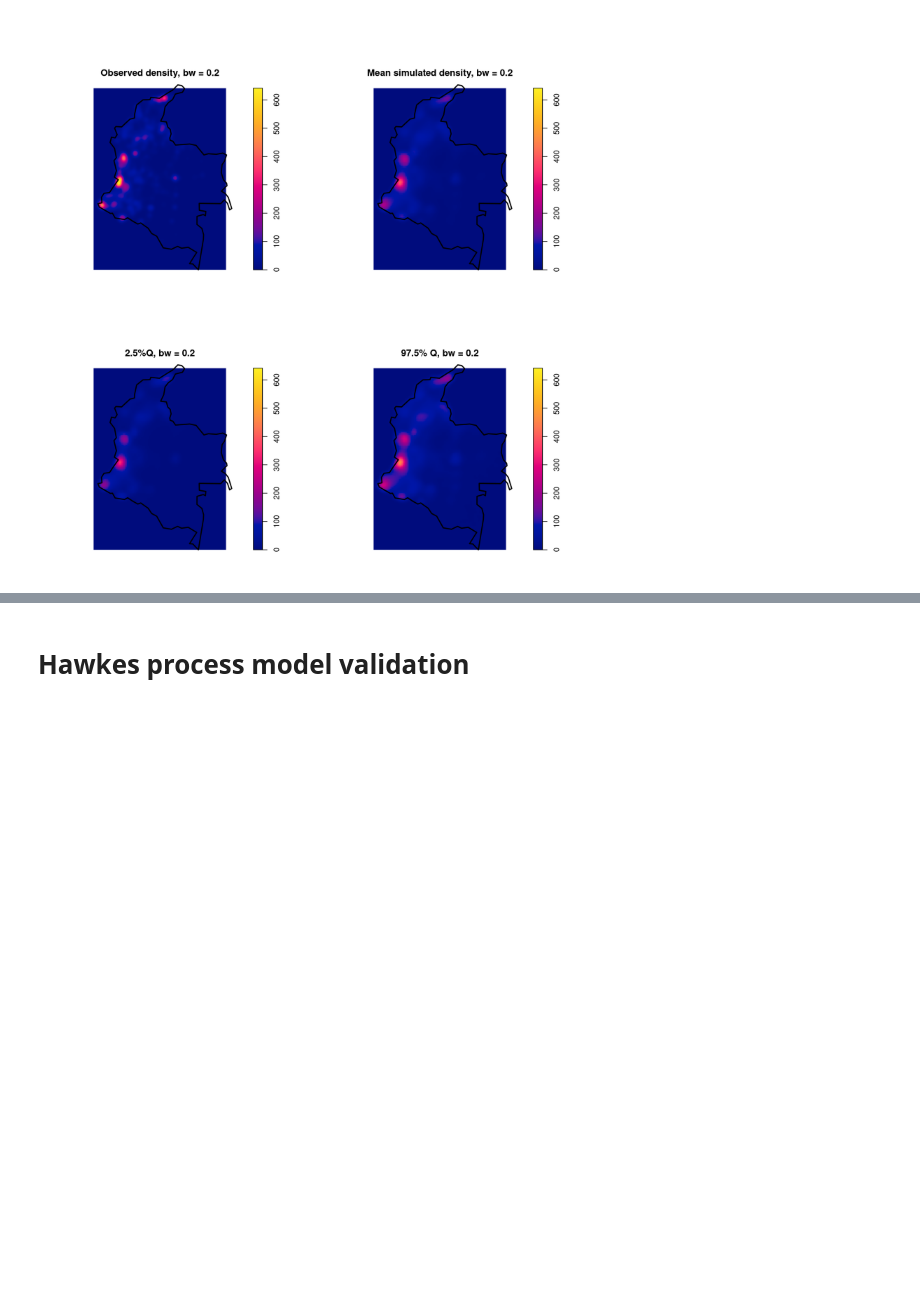
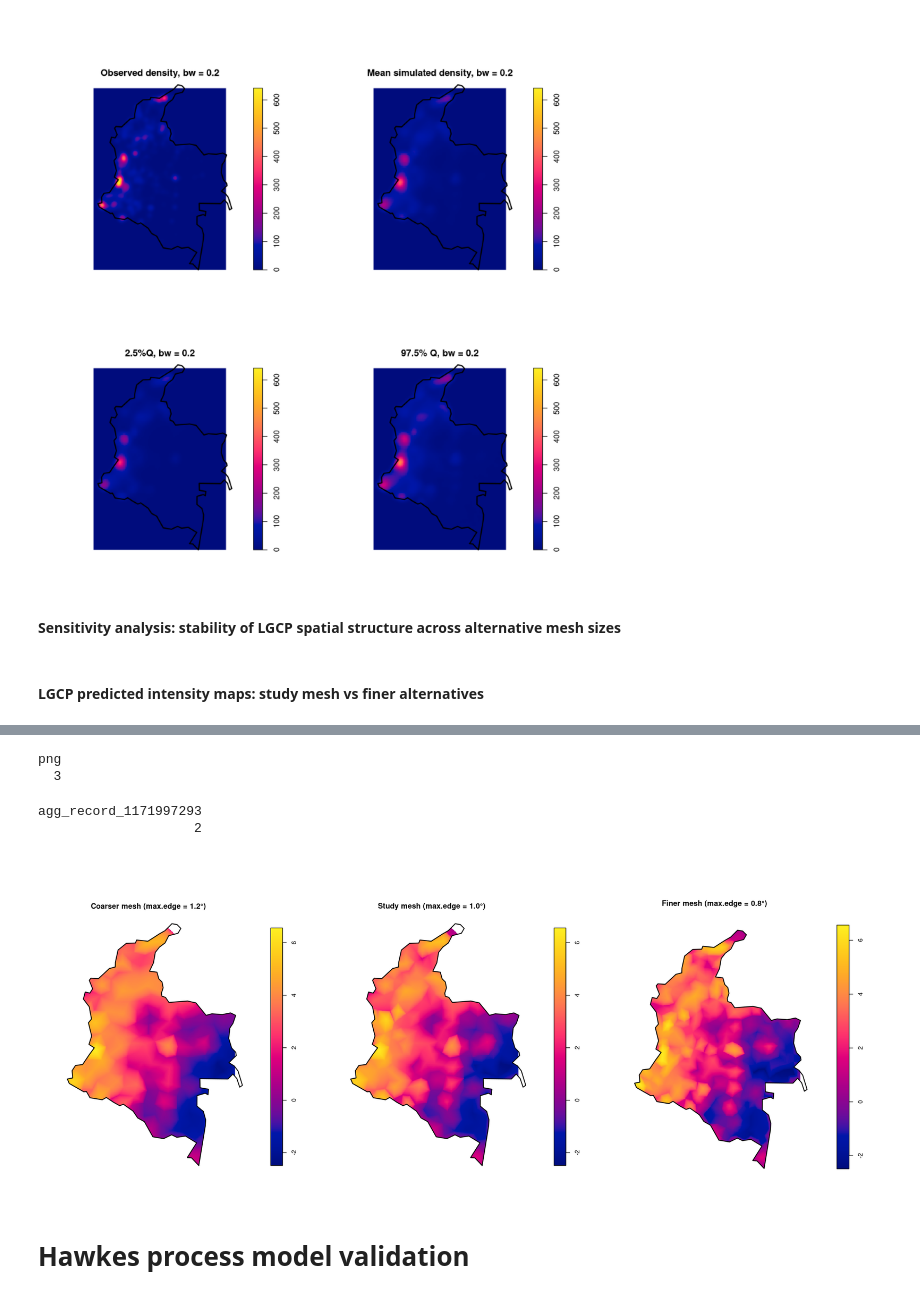
Before and after one commit to ElisavetPappa/col-conflict-sv, a Jupyter notebook: Pappa_et_al_2014-2024_ModelValidation.ipynb, the cells around one changed output, grey strips where cells are left out. Cells and saved outputs as stored; diff of their text form; code cells hidden in the pictures; blank space fills up the shorter version.

```diff
--- a/Pappa_et_al_2014-2024_ModelValidation.ipynb
+++ b/Pappa_et_al_2014-2024_ModelValidation.ipynb
@@ -528,3 +528,5 @@ png
 agg_record_706863094
                    2
 [figure]
+# %% [markdown]
+#### Sensitivity analysis: stability of LGCP spatial structure across alternative mesh sizes
@@ -530,0 +577,45 @@ agg_record_706863094
+# %% [markdown]
+#### LGCP predicted intensity maps: study mesh vs finer alternatives
+# %%
+# Assemble panels: coarser alternative | original analysis | finer alternative
+all_results <- list(
+  alt_results[[1]],
+  list(label = "Study mesh (max.edge = 1.0°)", image = image),
+  alt_results[[2]]
+)
+
+# Log-transform intensity for display so spatial patterns are comparable across
+# mesh resolutions
+log_images <- lapply(all_results, function(res) {
+  if (is.null(res)) return(NULL)
+  img   <- res$image
+  img$v <- log(img$v)
+  img
+})
+
+# Common colour scale in log units across all three maps
+all_log_vals <- unlist(lapply(log_images, function(img) {
+  if (is.null(img)) return(NULL)
+  img$v[is.finite(img$v)]
+}))
+zlim_common <- range(all_log_vals, na.rm = TRUE)
+
+options(repr.plot.width = 15, repr.plot.height = 6, repr.plot.res = 150)
+par(mfrow = c(1, 3), mar = c(2, 2, 3, 4))
+
+for (k in seq_along(all_results)) {
+  res <- all_results[[k]]
+  img <- log_images[[k]]
+  if (is.null(res) || is.null(img)) {
+    plot.new()
+    title("Model failed")
+    next
+  }
+  plot(img, main = res$label, zlim = zlim_common)
+  plot(colombia, add = TRUE, col = NA, lwd = 1.5)
+}
+
+dev.copy(png, paste0(output_dir, "FigureS7B_mesh_sensitivity_14-24.png"),
+         width = 1800, height = 600, res = 150)
+dev.off()
+# %% [output]
@@ -531,3 +628,8 @@ agg_record_706863094
+png
+  3
+agg_record_1171997293
+                    2
+[figure, added]
 # %% [markdown]
 # Hawkes process model validation
 # %% [markdown]
```
Also changed, not shown: parts of 19 cells of this notebook, 3 other files.
